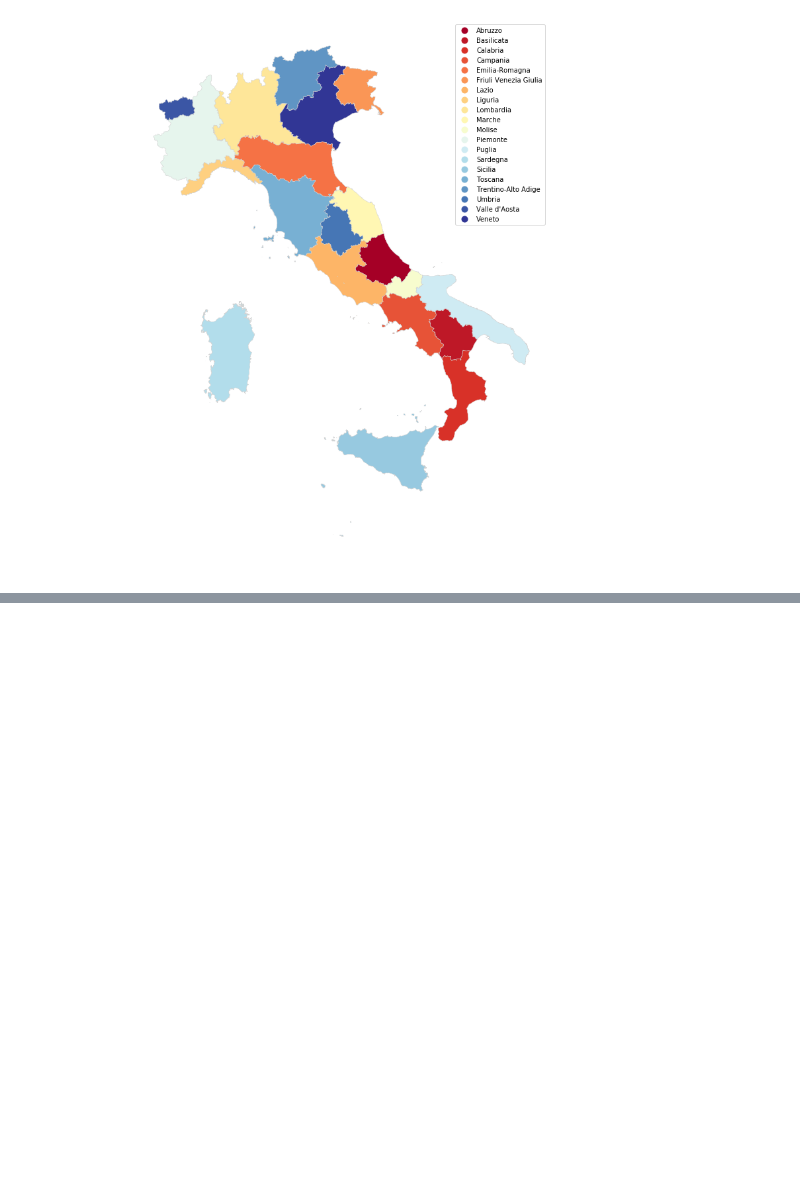
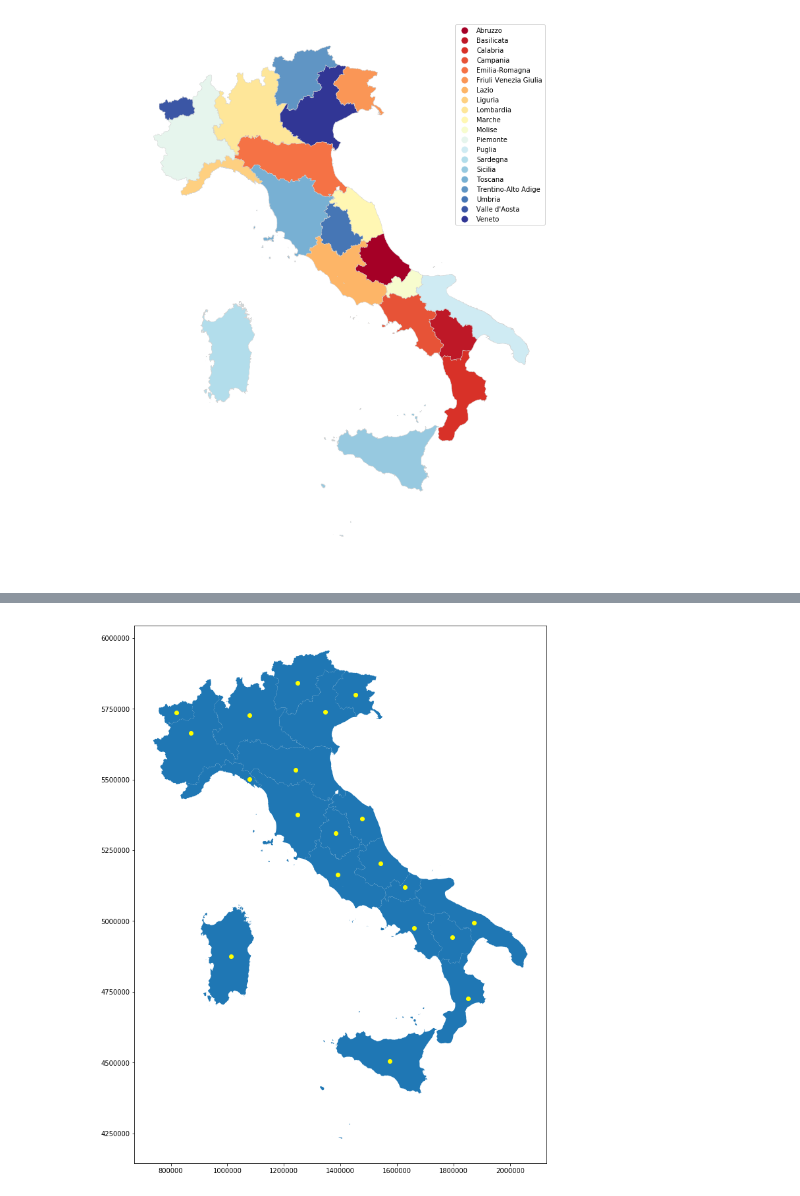
Before and after one commit to napo/geospatial_bigdive, a Jupyter notebook: 03 - Visualizing Geospatial Data #bigdive8.ipynb, the cells around one changed output, grey strips where cells are left out. Saved outputs shown, nothing was run; the diff lists cells and outputs as text; code cells hidden in the pictures; blank space fills up the shorter version.

```diff
--- a/03 - Visualizing Geospatial Data #bigdive8.ipynb
+++ b/03 - Visualizing Geospatial Data #bigdive8.ipynb
@@ -107,0 +155,6 @@ ax.set_axis_off()
+# %%
+labels = italian_regions.DEN_REG.to_frame().reset_index()
+# %%
+representative_points = representative_points.merge(labels,on="index")
+# %%
+representative_points = representative_points.rename(columns={'DEN_REG':'names'})
@@ -107,0 +179,7 @@ ax.set_axis_off()
+# %%
+f, canvas = plt.subplots(1,figsize = (15, 15))
+italian_regions.plot(ax=canvas,figsize=(15,15))
+representative_points.plot(ax=canvas,color='yellow')
+plt.show()
+# %% [output]
+[figure, added]
```
Also changed, not shown: parts of 11 cells of this notebook, 1 other file.
